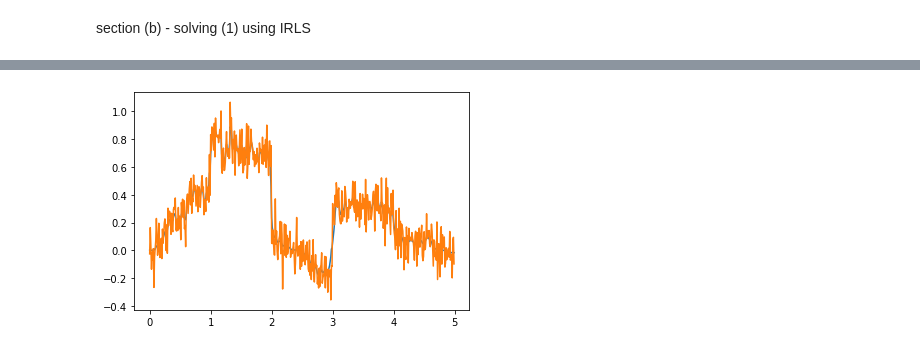
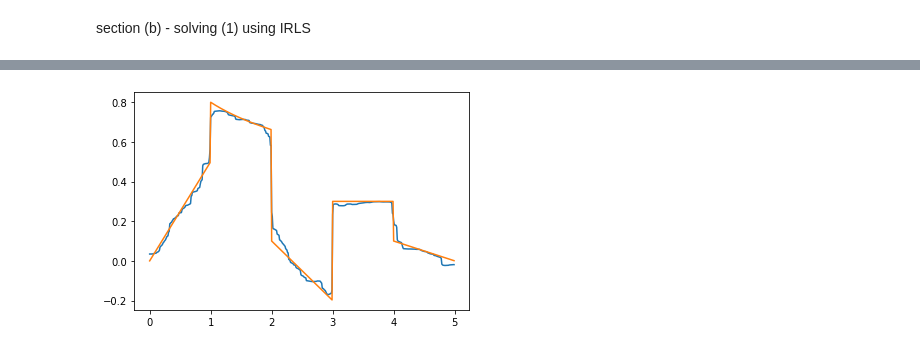
Before and after one commit to Yuval-Sharon/opt_hw_1, a Jupyter notebook: opt3.ipynb, the cells around one changed output, grey strips where cells are left out. Cells and saved outputs as stored; diff of their text form; code cells hidden in the pictures.

```diff
--- a/opt3.ipynb
+++ b/opt3.ipynb
@@ -42,7 +42,7 @@ section (b) - solving (1) using IRLS
 # %%
 epsilon = 0.001
 def get_w(i,x_k):
-    return 1/(np.abs(np.inner(G[i],x_k[i])) + epsilon)
+    return 1/(np.abs(np.inner(G[i],x_k)) + epsilon)
 # %%
 def IRLS(num_iter = 10 , get_w = get_w):
     # start with w = I
@@ -52,9 +52,10 @@ def IRLS(num_iter = 10 , get_w = get_w):
     W = np.identity(len(G))
     for i in range(num_iter):
         # print(f'{len(G.transpose()[0])=} {len(W)} {len(G)=} {n=} {len(y)=}')
-        the_inv =la.inv(np.identity(n) + ((G.transpose() @ W) @ G))
+        the_inv =la.inv(np.identity(n) + 1/2*((G.transpose() @ W) @ G))
         x_curr = the_inv @ y
-        W = np.diag(np.diag([get_w(i,x_curr) for i in range(len(W))]))
+        W = np.diag([get_w(i,x_curr) for i in range(len(W))])
+        # print(f'{W.shape=} {W=}')
     return x_curr
 
-sol = IRLS(3)
+sol = IRLS(10)
@@ -79,5 +62,5 @@ sol = IRLS(3)
 # %%
-plt.figure(); plt.plot(x,sol);plt.plot(x,y); plt.show()
+plt.figure(); plt.plot(x,sol);plt.plot(x,f); plt.show()
 # 500_499 @ 499_499 @ 499_500
 # %% [output]
-[figure, old version]
+[figure, new version]
```
Also changed, not shown: parts of 3 cells of this notebook.
